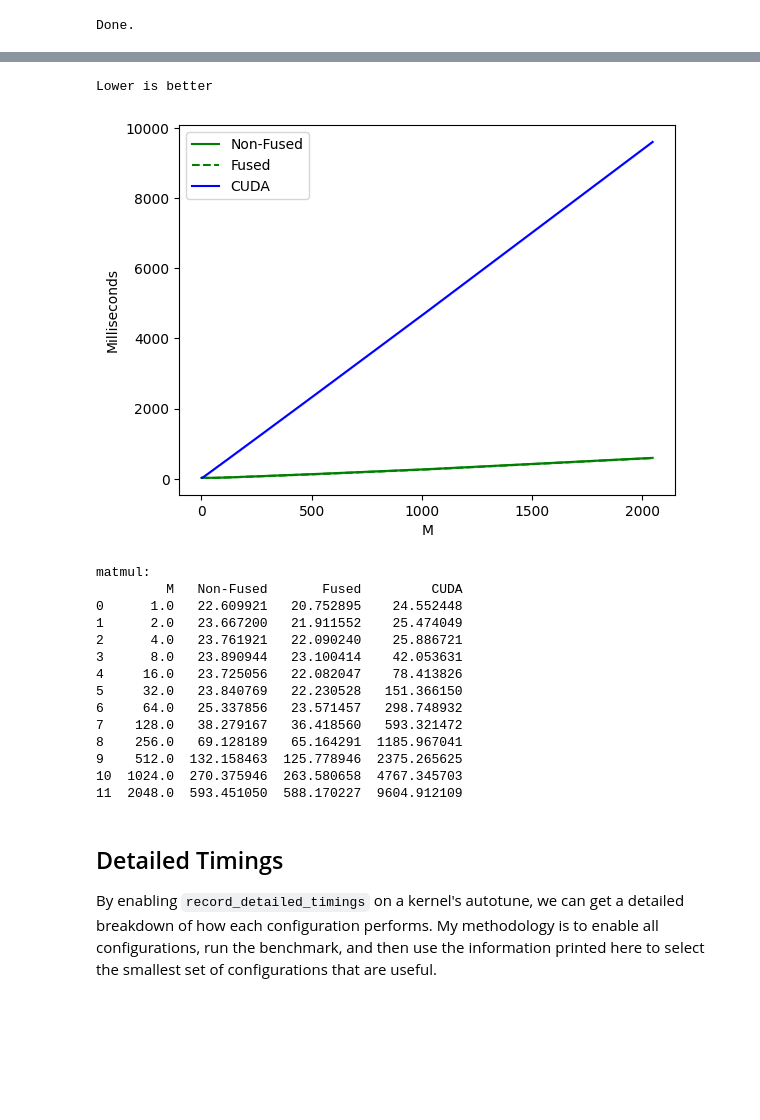
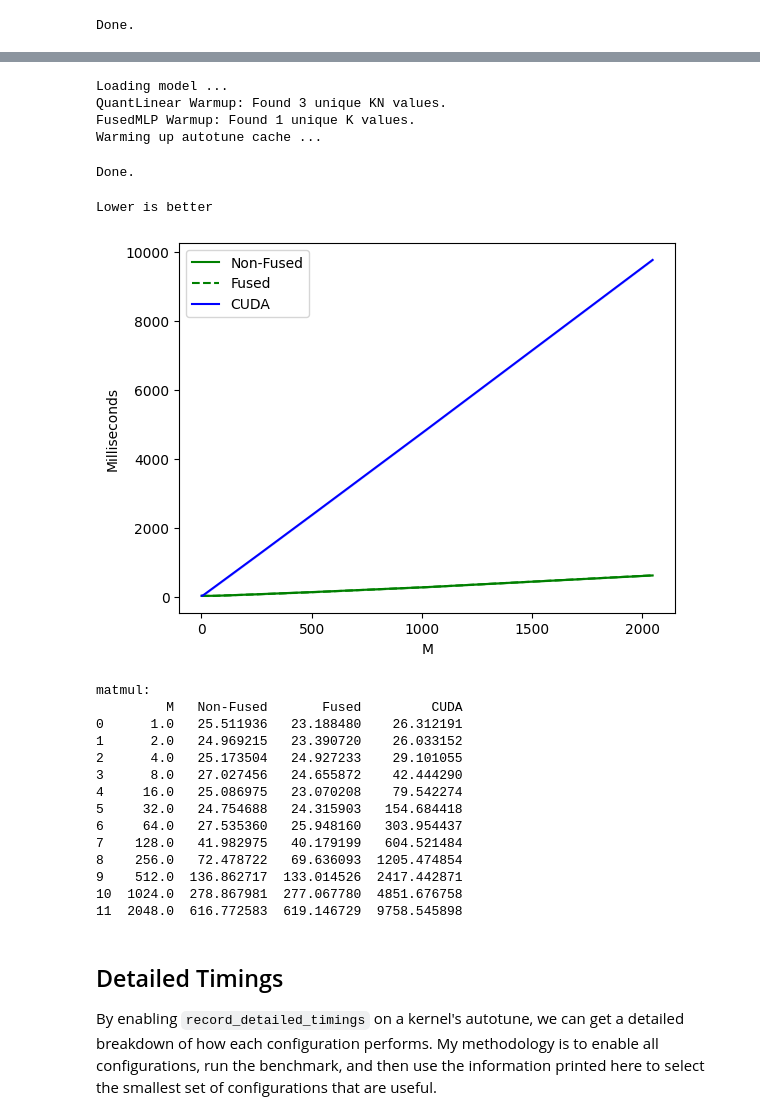
Before and after one commit to fpgaminer/GPTQ-triton, a Jupyter notebook: Benchmark.ipynb, the cells around one changed output, grey strips where cells are left out. Saved outputs shown, nothing was run; the diff lists cells and outputs as text; code cells hidden in the pictures; blank space fills up the shorter version.

Commit message:
Added support for groupsize.

```diff
--- a/Benchmark.ipynb
+++ b/Benchmark.ipynb
@@ -321,0 +438,9 @@ matmul:
+# %%
+# Load the models
+cuda_model_g128 = original_quant.load_cuda_quant('../weights/HF/llama-7b', '../GPTQ-for-LLaMa/llama7b-cuda-4bit-c4-group128-act-seq.pt', 4, 128)
+cuda_model_g128.eval()
+cuda_model_g128 = cuda_model_g128.to('cuda')
+
+model_g128 = gptq_triton.load_quant('../weights/llama-7b-triton-4bit-c4-group128-seq', fuse_mlp=False)
+model_g128.eval()
+model_g128 = model_g128.to('cuda')
@@ -474,3 +800,20 @@ Done.
+# %%
+# Clear some memory
+del fused_model
+del cuda_model
+del model
+torch.cuda.empty_cache()
+
+# Load the models
+fused_model_g128 = gptq_triton.load_quant('../weights/llama-7b-triton-4bit-c4-group128-seq', fuse_mlp=True)
+fused_model_g128.eval()
+fused_model_g128 = fused_model_g128.to('cuda')
+# %% [output]
+Loading model ...
+QuantLinear Warmup: Found 3 unique KN values.
+FusedMLP Warmup: Found 1 unique K values.
+Warming up autotune cache ...
+Done.
 # %%
 def benchmarker(M, K, provider):
 	vec = torch.randn(1, M, K, device='cuda', dtype=torch.float16)
@@ -502,54 +845,54 @@ def benchmarker(M, K, provider):
 		return hidden_states
 
 	if provider == 'non-fused':
-		ms, min_ms, max_ms = triton.testing.do_bench(lambda: runfoo(vec, model), rep=10000)
+		ms, min_ms, max_ms = triton.testing.do_bench(lambda: runfoo(vec, model_g128), rep=10000)
 	elif provider == 'fused':
-		ms, min_ms, max_ms = triton.testing.do_bench(lambda: runfoo(vec, fused_model), rep=10000)
+		ms, min_ms, max_ms = triton.testing.do_bench(lambda: runfoo(vec, fused_model_g128), rep=10000)
 	elif provider == 'cuda':
-		ms, min_ms, max_ms = triton.testing.do_bench(lambda: runfoo(vec, cuda_model), rep=10000)
+		ms, min_ms, max_ms = triton.testing.do_bench(lambda: runfoo(vec, cuda_model_g128), rep=10000)
 
 	return ms, max_ms, min_ms
 
 
 @triton.testing.perf_report(
 	triton.testing.Benchmark(
 		x_names=['M'],
 		x_vals=[
 			1, 2, 4, 8, 16, 32, 64, 128, 256, 512, 1024, 2048,
 		],
 		line_arg='provider',
 		line_vals=['non-fused', 'fused', 'cuda'],
 		line_names=['Non-Fused', 'Fused', 'CUDA'],
 		styles=[('green', '-'), ('green', '--'), ('blue', '-'), ('blue', '--')],
 		ylabel='Milliseconds',
 		plot_name='matmul',
 		args={},
 	)
 )
 def benchmark(M, provider):
 	return benchmarker(M, 4096, provider)
 
 print("Lower is better")
 benchmark.run(show_plots=True, print_data=True)
 print()
 print()
 # %% [output]
 Lower is better
-[figure, old version]
+[figure, new version]
 matmul:
          M   Non-Fused       Fused         CUDA
-0      1.0   22.609921   20.752895    24.552448
-1      2.0   23.667200   21.911552    25.474049
-2      4.0   23.761921   22.090240    25.886721
-3      8.0   23.890944   23.100414    42.053631
-4     16.0   23.725056   22.082047    78.413826
-5     32.0   23.840769   22.230528   151.366150
-6     64.0   25.337856   23.571457   298.748932
-7    128.0   38.279167   36.418560   593.321472
-8    256.0   69.128189   65.164291  1185.967041
-9    512.0  132.158463  125.778946  2375.265625
-10  1024.0  270.375946  263.580658  4767.345703
-11  2048.0  593.451050  588.170227  9604.912109
+0      1.0   25.511936   23.188480    26.312191
+1      2.0   24.969215   23.390720    26.033152
+2      4.0   25.173504   24.927233    29.101055
+3      8.0   27.027456   24.655872    42.444290
+4     16.0   25.086975   23.070208    79.542274
+5     32.0   24.754688   24.315903   154.684418
+6     64.0   27.535360   25.948160   303.954437
+7    128.0   41.982975   40.179199   604.521484
+8    256.0   72.478722   69.636093  1205.474854
+9    512.0  136.862717  133.014526  2417.442871
+10  1024.0  278.867981  277.067780  4851.676758
+11  2048.0  616.772583  619.146729  9758.545898
 # %% [markdown]
 ## Detailed Timings
 By enabling `record_detailed_timings` on a kernel's autotune, we can get a detailed breakdown of how each configuration performs.  My methodology is to enable all configurations, run the benchmark, and then use the information printed here to select the smallest set of configurations that are useful.
```
Also changed, not shown: parts of 7 cells of this notebook, 11 other files.
